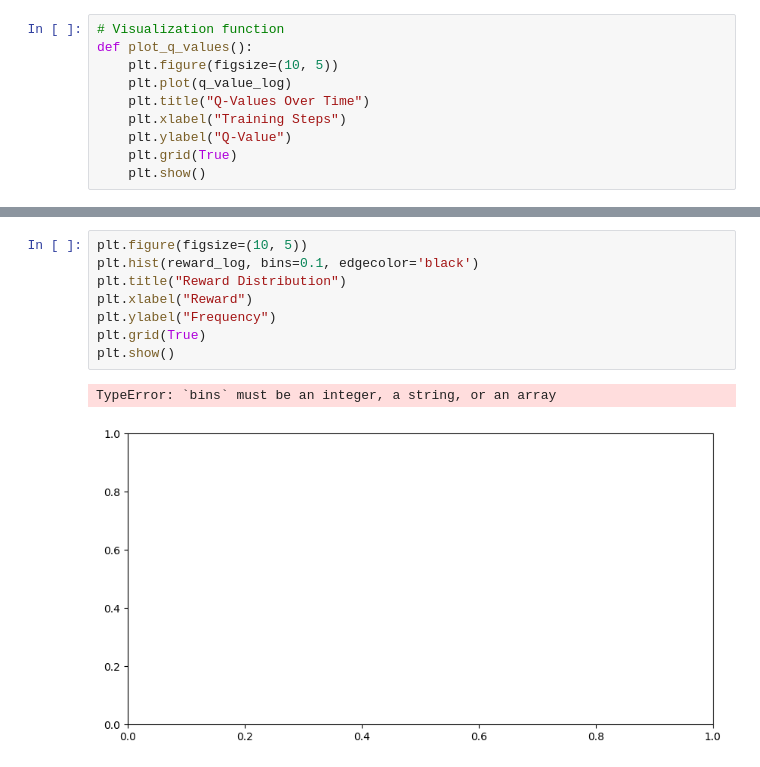
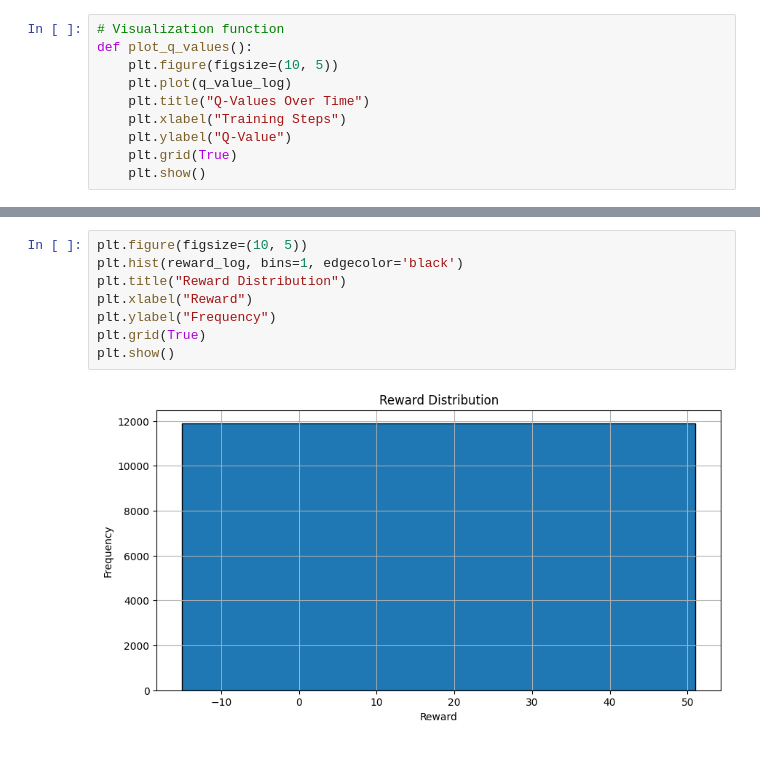
Before and after one commit to ArtLiathain/FYP, a Jupyter notebook: PythonMazeInteraction/DQN.ipynb, the cells around one changed output, grey strips where cells are left out. Saved outputs shown, nothing was run; the diff lists cells and outputs as text.

```diff
--- a/PythonMazeInteraction/DQN.ipynb
+++ b/PythonMazeInteraction/DQN.ipynb
@@ -331,11 +233,10 @@ plt.show()
 # %%
 plt.figure(figsize=(10, 5))
-plt.hist(reward_log, bins=0.1, edgecolor='black')
+plt.hist(reward_log, bins=1, edgecolor='black')
 plt.title("Reward Distribution")
 plt.xlabel("Reward")
 plt.ylabel("Frequency")
 plt.grid(True)
 plt.show()
 # %% [output]
-TypeError: `bins` must be an integer, a string, or an array
-[figure, old version]
+[figure, new version]
```
Also changed, not shown: parts of 6 cells of this notebook, 9 other files.
